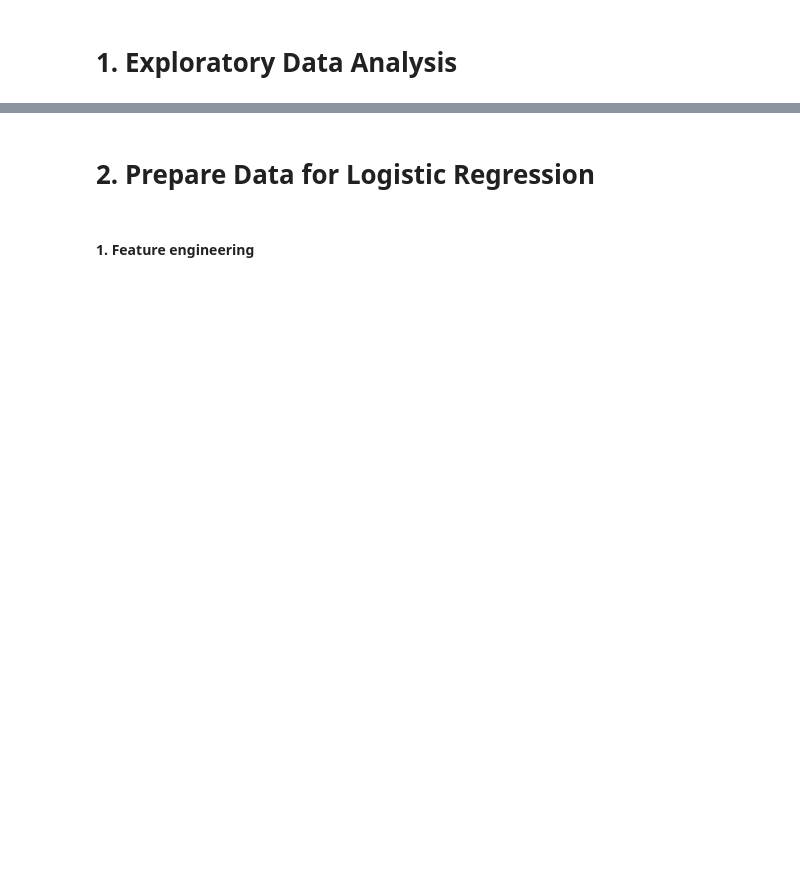
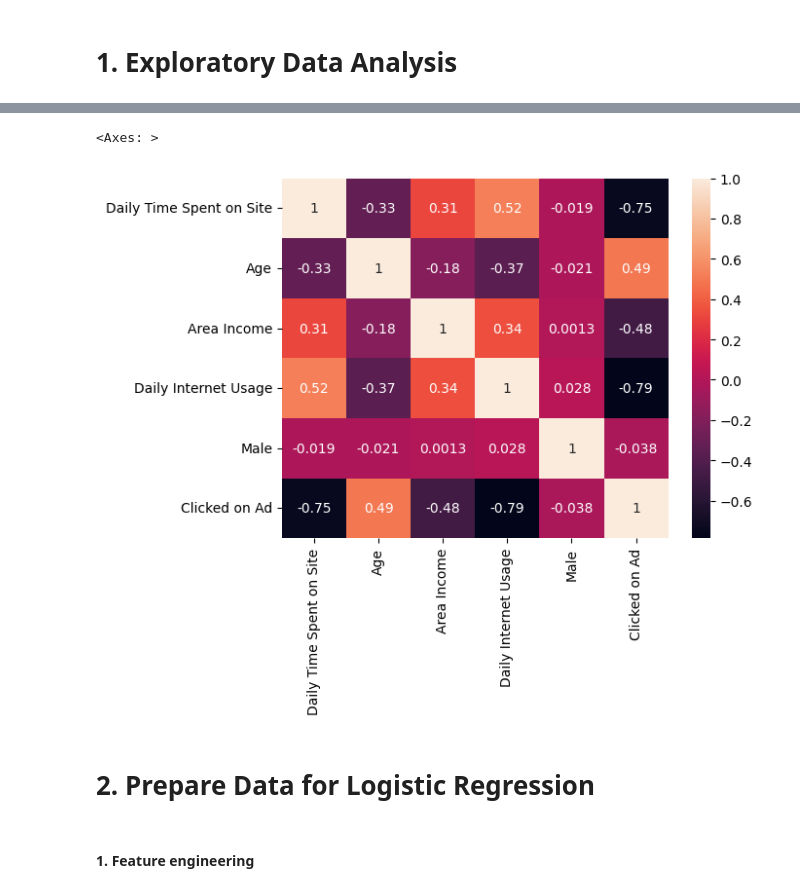
Before and after one commit to angelrodnah/2309_dsft_thebridge, a Jupyter notebook: 3-Machine_Learning/1-Supervisado/2-Classification/4-Logistic_Regression/ejercicios/Logistic-regression predict-ad-click.ipynb, the cells around one changed output, grey strips where cells are left out. Drawn from its saved outputs; the diff is of its cells as text; code cells hidden in the pictures; blank space fills up the shorter version.

```diff
--- a/3-Machine_Learning/1-Supervisado/2-Classification/4-Logistic_Regression/ejercicios/Logistic-regression predict-ad-click.ipynb
+++ b/3-Machine_Learning/1-Supervisado/2-Classification/4-Logistic_Regression/ejercicios/Logistic-regression predict-ad-click.ipynb
@@ -22,3 +80,8 @@ This data set contains the following features:
+# %%
+sns.heatmap(df.corr(), annot=True)
+# %% [output]
+<Axes: >
+[figure, added]
 # %% [markdown]
 # 2. Prepare Data for Logistic Regression
 # %% [markdown]
```
Also changed, not shown: parts of 55 cells of this notebook.
